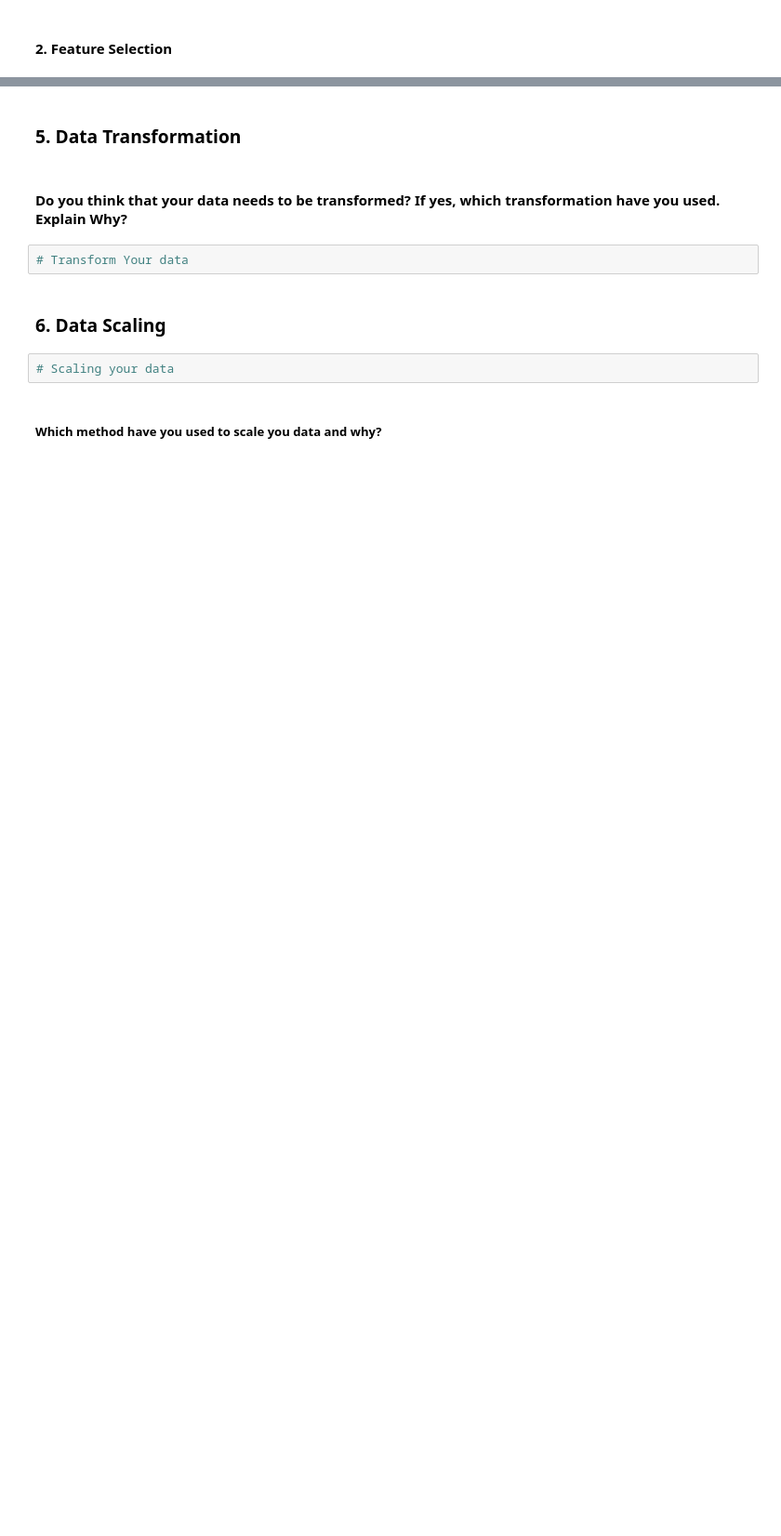
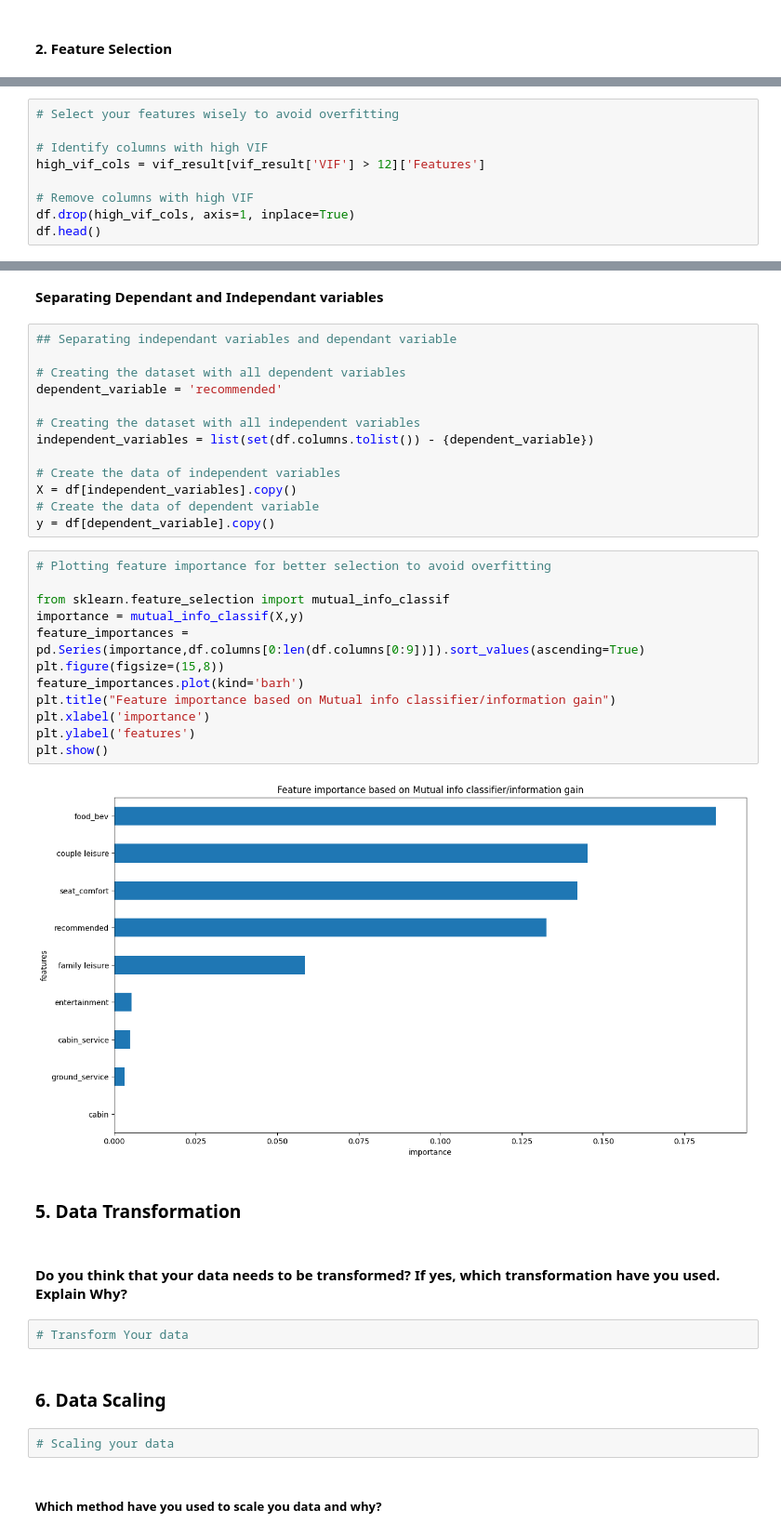
Before and after one commit to samee-faq/Airline_Passenger_Referral_Prediction_ML_Classification_Capstone_Project, a Jupyter notebook: Sameera's_Airline_Passenger_Referral_Prediction_ML_Classification_Capstone_Project.ipynb, the cells around one changed output, grey strips where cells are left out. Shown at 93% size. Saved outputs shown, nothing was run; the diff lists cells and outputs as text; blank space fills up the shorter version.

Commit message:
Feature Selection And Manipulation

```diff
--- a/Sameera's_Airline_Passenger_Referral_Prediction_ML_Classification_Capstone_Project.ipynb
+++ b/Sameera's_Airline_Passenger_Referral_Prediction_ML_Classification_Capstone_Project.ipynb
@@ -1158,0 +1182,9 @@ Answer Here.
+# %%
+# Select your features wisely to avoid overfitting
+
+# Identify columns with high VIF
+high_vif_cols = vif_result[vif_result['VIF'] > 12]['Features']
+
+# Remove columns with high VIF
+df.drop(high_vif_cols, axis=1, inplace=True)
+df.head()
@@ -1159,3 +1198,32 @@ Answer Here.
+# %% [markdown]
+**Separating Dependant and Independant variables**
+# %%
+## Separating independant variables and dependant variable
+
+# Creating the dataset with all dependent variables
+dependent_variable = 'recommended'
+
+# Creating the dataset with all independent variables
+independent_variables = list(set(df.columns.tolist()) - {dependent_variable})
+
+# Create the data of independent variables
+X = df[independent_variables].copy()
+# Create the data of dependent variable
+y = df[dependent_variable].copy()
+# %%
+# Plotting feature importance for better selection to avoid overfitting
+
+from sklearn.feature_selection import mutual_info_classif
+importance = mutual_info_classif(X,y)
+feature_importances = pd.Series(importance,df.columns[0:len(df.columns[0:9])]).sort_values(ascending=True)
+plt.figure(figsize=(15,8))
+feature_importances.plot(kind='barh')
+plt.title("Feature importance based on Mutual info classifier/information gain")
+plt.xlabel('importance')
+plt.ylabel('features')
+plt.show()
+# %% [output]
+[figure, added]
 # %% [markdown]
 ### 5. Data Transformation
 # %% [markdown]
```
Also changed, not shown: parts of 8 cells of this notebook.
